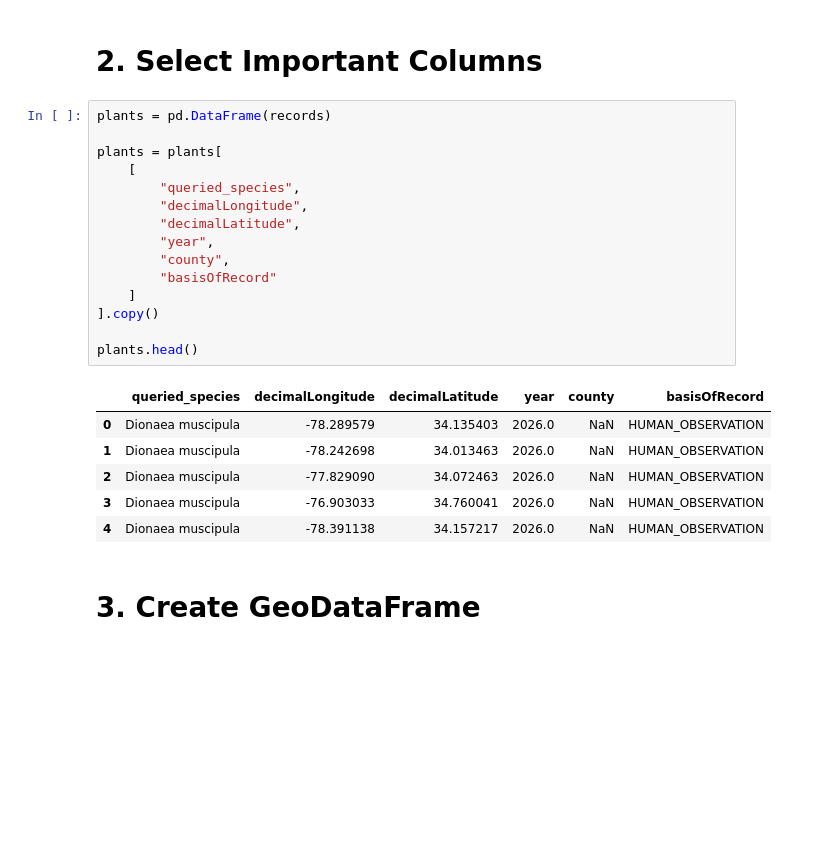
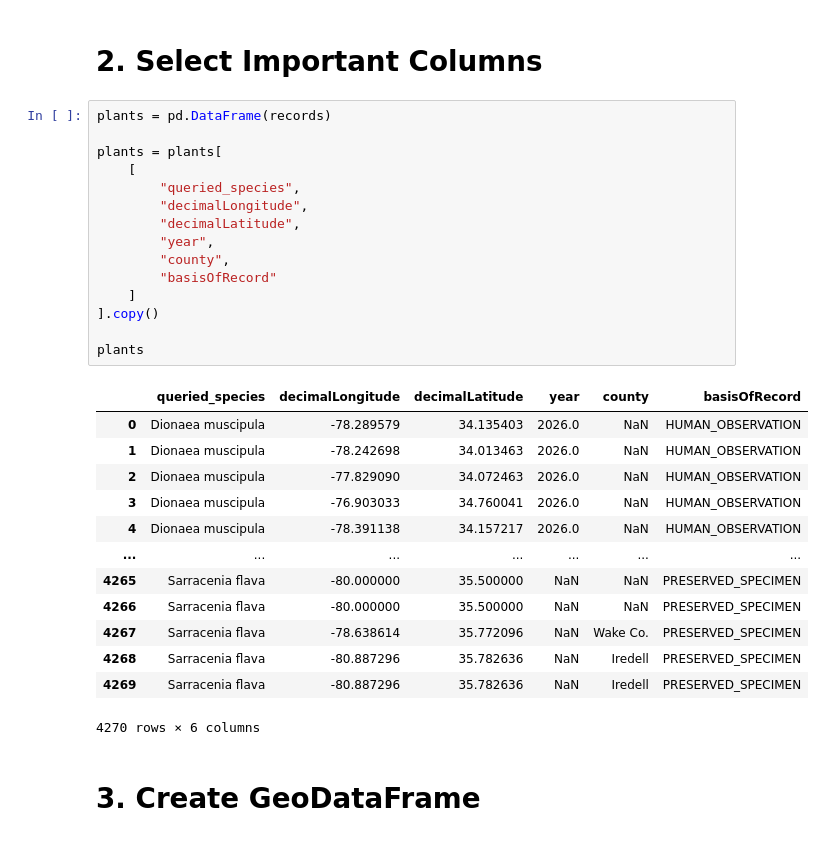
Before and after one commit to stromc485/geog592-stromc, a Jupyter notebook: homework/Week09/strom_charlotte_two_species_map.ipynb, the cells around one changed output. Saved outputs shown, nothing was run; the diff lists cells and outputs as text; blank space fills up the shorter version.

```diff
--- a/homework/Week09/strom_charlotte_two_species_map.ipynb
+++ b/homework/Week09/strom_charlotte_two_species_map.ipynb
@@ -136,25 +136,32 @@ Sarracenia flava: 2,283 records
 # %%
 plants = pd.DataFrame(records)
 
 plants = plants[
     [
         "queried_species",
         "decimalLongitude",
         "decimalLatitude",
         "year",
         "county",
         "basisOfRecord"
     ]
 ].copy()
 
-plants.head()
+plants
 # %% [output]
 |  | queried_species | decimalLongitude | decimalLatitude | year | county | basisOfRecord |
 | 0 | Dionaea muscipula | -78.289579 | 34.135403 | 2026.0 | NaN | HUMAN_OBSERVATION |
 | 1 | Dionaea muscipula | -78.242698 | 34.013463 | 2026.0 | NaN | HUMAN_OBSERVATION |
 | 2 | Dionaea muscipula | -77.829090 | 34.072463 | 2026.0 | NaN | HUMAN_OBSERVATION |
 | 3 | Dionaea muscipula | -76.903033 | 34.760041 | 2026.0 | NaN | HUMAN_OBSERVATION |
 | 4 | Dionaea muscipula | -78.391138 | 34.157217 | 2026.0 | NaN | HUMAN_OBSERVATION |
+| ... | ... | ... | ... | ... | ... | ... |
+| 4265 | Sarracenia flava | -80.000000 | 35.500000 | NaN | NaN | PRESERVED_SPECIMEN |
+| 4266 | Sarracenia flava | -80.000000 | 35.500000 | NaN | NaN | PRESERVED_SPECIMEN |
+| 4267 | Sarracenia flava | -78.638614 | 35.772096 | NaN | Wake Co. | PRESERVED_SPECIMEN |
+| 4268 | Sarracenia flava | -80.887296 | 35.782636 | NaN | Iredell | PRESERVED_SPECIMEN |
+| 4269 | Sarracenia flava | -80.887296 | 35.782636 | NaN | Iredell | PRESERVED_SPECIMEN |
+4270 rows × 6 columns
 # %% [markdown]
 # 3. Create GeoDataFrame
 # %%
```
Also changed, not shown: parts of 13 cells of this notebook, 10 other files.
